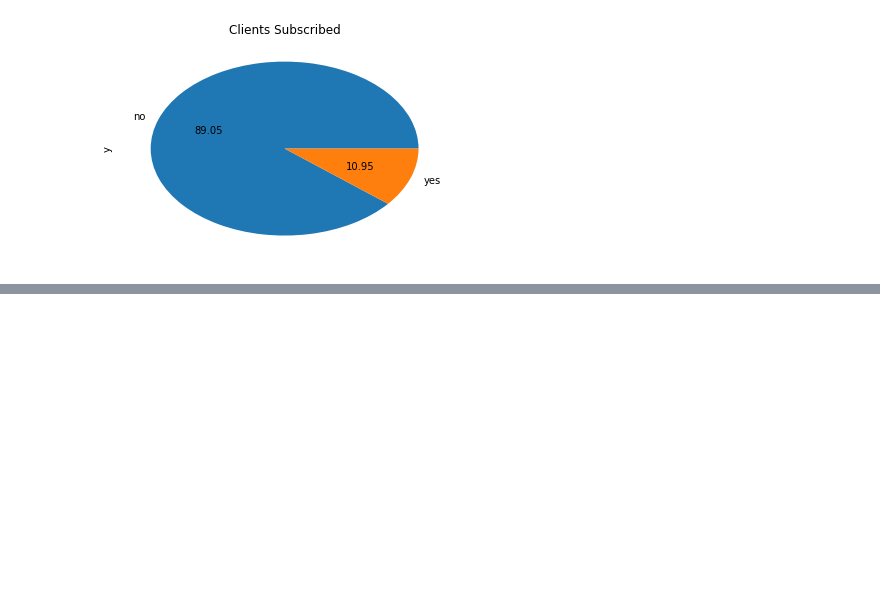
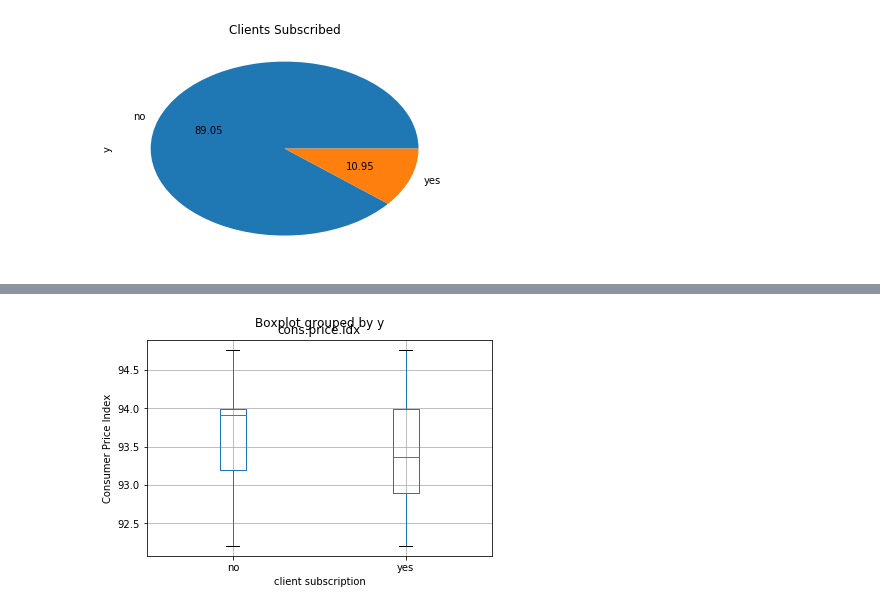
Before and after one commit to janarth10/Data_Cleaning_and_Summarizing, a Jupyter notebook: Task2.ipynb, the cells around one changed output, grey strips where cells are left out. Cells and saved outputs as stored; diff of their text form; code cells hidden in the pictures; blank space fills up the shorter version.

```diff
--- a/Task2.ipynb
+++ b/Task2.ipynb
@@ -148,0 +156,7 @@ plt.show()
+# %%
+f.boxplot(column='cons.price.idx', by='y')
+plt.ylabel('Consumer Price Index')
+plt.xlabel('client subscription')
+plt.show()
+# %% [output]
+[figure, added]
```
Also changed, not shown: parts of 2 cells of this notebook.
